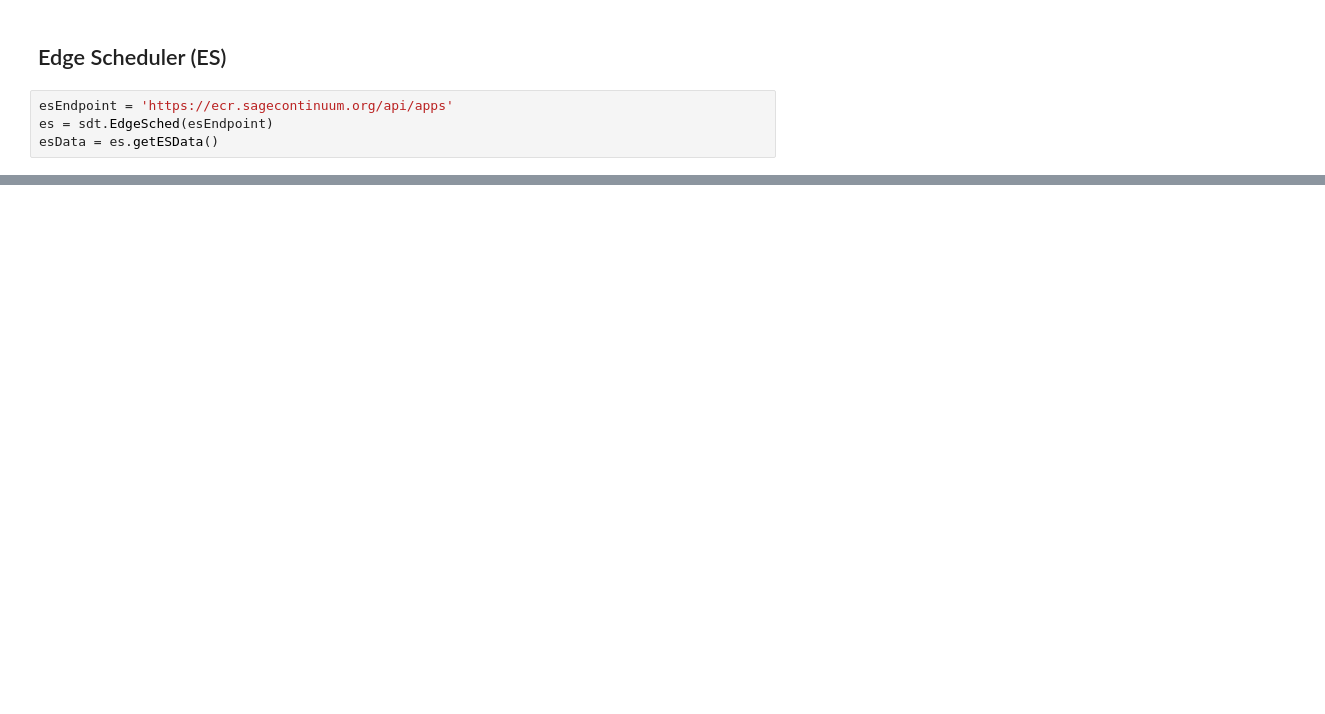
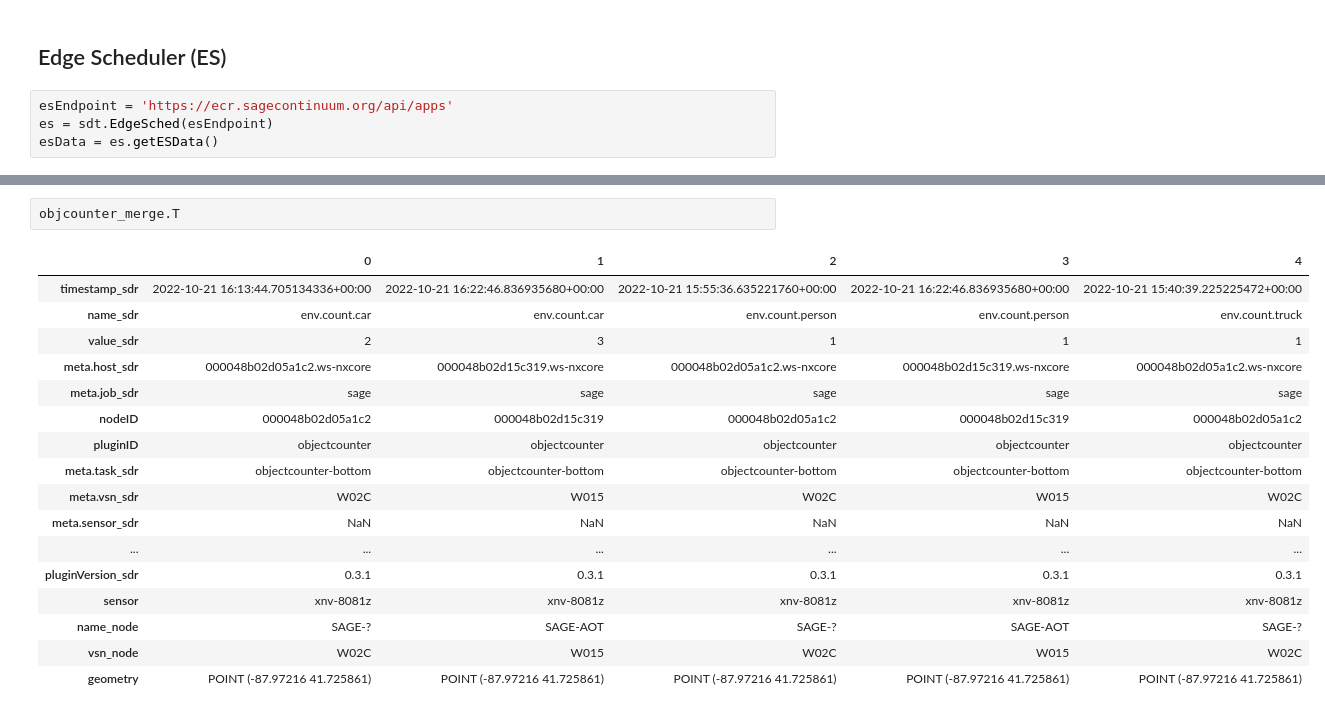
Before and after one commit to iperezx/sage-data-entities, a Jupyter notebook: docs/notebooks/walkthrough.ipynb, the cells around one changed output, grey strips where cells are left out. Drawn from its saved outputs; the diff is of its cells as text; blank space fills up the shorter version.

```diff
--- a/docs/notebooks/walkthrough.ipynb
+++ b/docs/notebooks/walkthrough.ipynb
@@ -57,0 +179,20 @@ esData[esData.owner == 'iperezx']
+# %%
+objcounter_merge.T
+# %% [output]
+|  | 0 | 1 | 2 | 3 | 4 |
+| timestamp_sdr | 2022-10-21 16:13:44.705134336+00:00 | 2022-10-21 16:22:46.836935680+00:00 | 2022-10-21 15:55:36.635221760+00:00 | 2022-10-21 16:22:46.836935680+00:00 | 2022-10-21 15:40:39.225225472+00:00 |
+| name_sdr | env.count.car | env.count.car | env.count.person | env.count.person | env.count.truck |
+| value_sdr | 2 | 3 | 1 | 1 | 1 |
+| meta.host_sdr | 000048b02d05a1c2.ws-nxcore | 000048b02d15c319.ws-nxcore | 000048b02d05a1c2.ws-nxcore | 000048b02d15c319.ws-nxcore | 000048b02d05a1c2.ws-nxcore |
+| meta.job_sdr | sage | sage | sage | sage | sage |
+| nodeID | 000048b02d05a1c2 | 000048b02d15c319 | 000048b02d05a1c2 | 000048b02d15c319 | 000048b02d05a1c2 |
+| pluginID | objectcounter | objectcounter | objectcounter | objectcounter | objectcounter |
+| meta.task_sdr | objectcounter-bottom | objectcounter-bottom | objectcounter-bottom | objectcounter-bottom | objectcounter-bottom |
+| meta.vsn_sdr | W02C | W015 | W02C | W015 | W02C |
+| meta.sensor_sdr | NaN | NaN | NaN | NaN | NaN |
+| ... | ... | ... | ... | ... | ... |
+| pluginVersion_sdr | 0.3.1 | 0.3.1 | 0.3.1 | 0.3.1 | 0.3.1 |
+| sensor | xnv-8081z | xnv-8081z | xnv-8081z | xnv-8081z | xnv-8081z |
+| name_node | SAGE-? | SAGE-AOT | SAGE-? | SAGE-AOT | SAGE-? |
+| vsn_node | W02C | W015 | W02C | W015 | W02C |
+| geometry | POINT (-87.97216 41.725861) | POINT (-87.97216 41.725861) | POINT (-87.97216 41.725861) | POINT (-87.97216 41.725861) | POINT (-87.97216 41.725861) |
```
Also changed, not shown: parts of 18 cells of this notebook, 2 other files.
